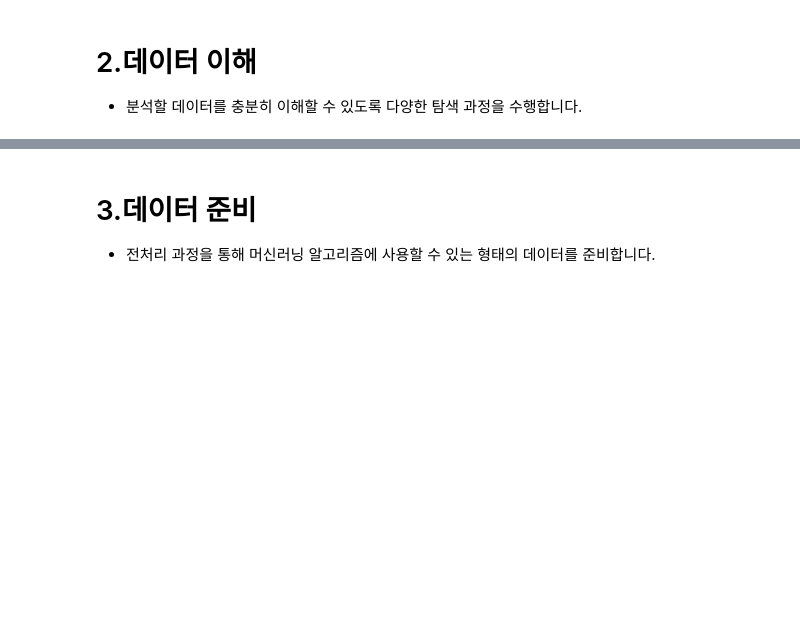
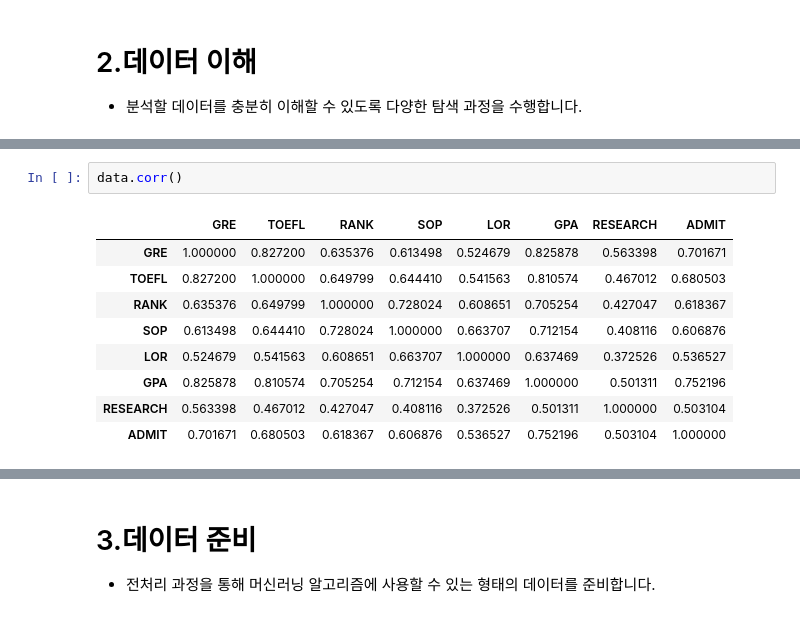
Before and after one commit to ringolove/aivle2201, a Jupyter notebook: ML/배우기/ML06_03_종합실습(Admission).ipynb, the cells around one changed output, grey strips where cells are left out. Saved outputs shown, nothing was run; the diff lists cells and outputs as text; blank space fills up the shorter version.

```diff
--- a/ML/배우기/ML06_03_종합실습(Admission).ipynb
+++ b/ML/배우기/ML06_03_종합실습(Admission).ipynb
@@ -34,0 +52,12 @@ data.describe()
+# %%
+data.corr()
+# %% [output]
+|  | GRE | TOEFL | RANK | SOP | LOR | GPA | RESEARCH | ADMIT |
+| GRE | 1.000000 | 0.827200 | 0.635376 | 0.613498 | 0.524679 | 0.825878 | 0.563398 | 0.701671 |
+| TOEFL | 0.827200 | 1.000000 | 0.649799 | 0.644410 | 0.541563 | 0.810574 | 0.467012 | 0.680503 |
+| RANK | 0.635376 | 0.649799 | 1.000000 | 0.728024 | 0.608651 | 0.705254 | 0.427047 | 0.618367 |
+| SOP | 0.613498 | 0.644410 | 0.728024 | 1.000000 | 0.663707 | 0.712154 | 0.408116 | 0.606876 |
+| LOR | 0.524679 | 0.541563 | 0.608651 | 0.663707 | 1.000000 | 0.637469 | 0.372526 | 0.536527 |
+| GPA | 0.825878 | 0.810574 | 0.705254 | 0.712154 | 0.637469 | 1.000000 | 0.501311 | 0.752196 |
+| RESEARCH | 0.563398 | 0.467012 | 0.427047 | 0.408116 | 0.372526 | 0.501311 | 1.000000 | 0.503104 |
+| ADMIT | 0.701671 | 0.680503 | 0.618367 | 0.606876 | 0.536527 | 0.752196 | 0.503104 | 1.000000 |
```
Also changed, not shown: parts of 24 cells of this notebook, 5 other files.
